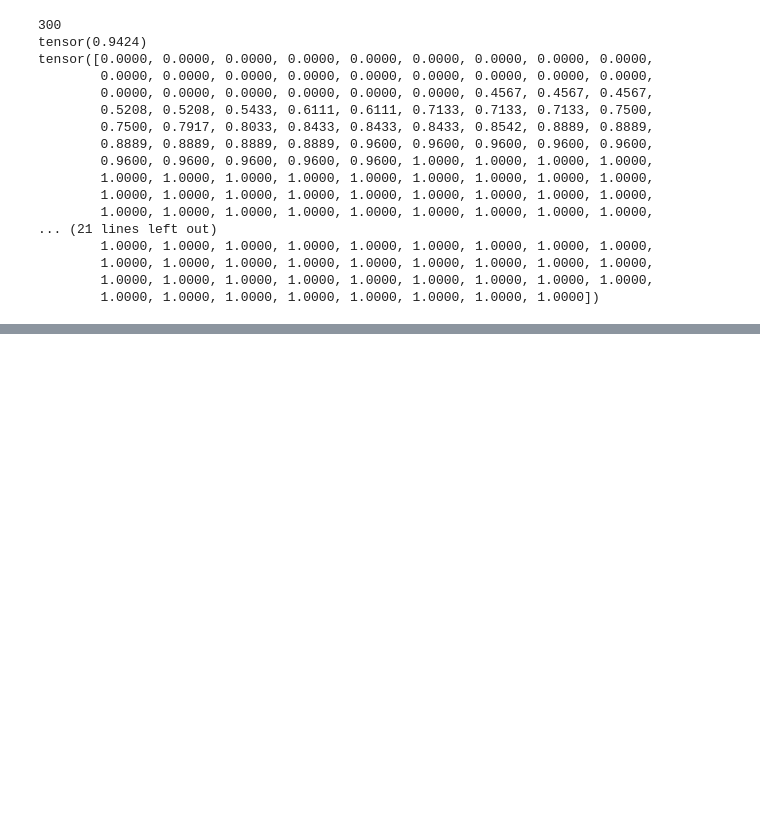
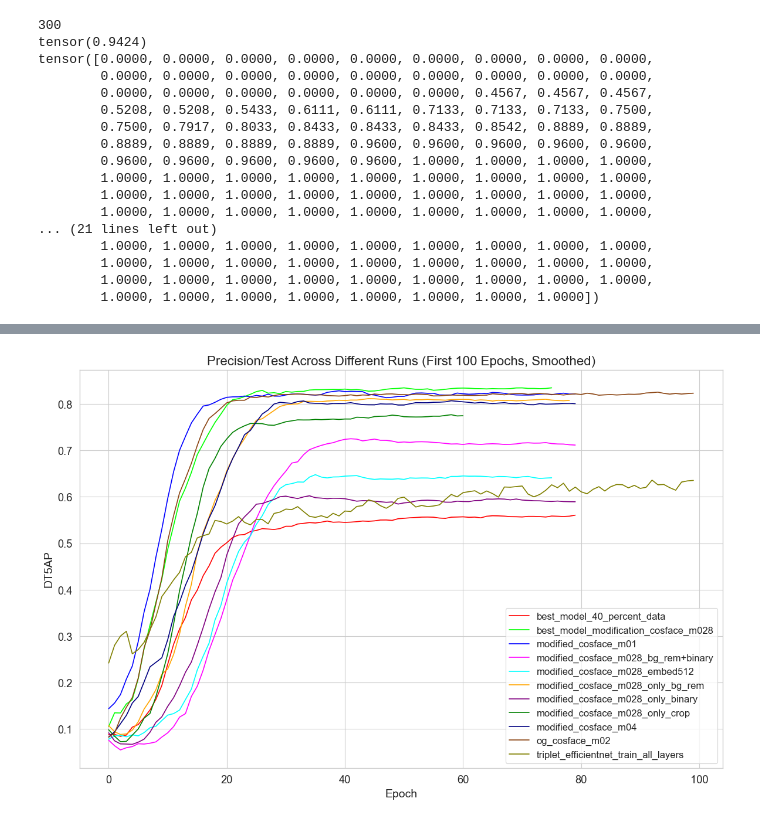
Before and after one commit to acse-dc1823/spotID, a Jupyter notebook: leopard_id/scripts_preprocessing/EDA.ipynb, the cells around one changed output, grey strips where cells are left out. Saved outputs shown, nothing was run; the diff lists cells and outputs as text; code cells hidden in the pictures; blank space fills up the shorter version.

```diff
--- a/leopard_id/scripts_preprocessing/EDA.ipynb
+++ b/leopard_id/scripts_preprocessing/EDA.ipynb
@@ -355,0 +353,79 @@ tensor([0.0000, 0.0000, 0.0000, 0.0000, 0.0000, 0.0000, 0.0000, 0.0000, 0.0000,
+# %%
+from tensorboard.backend.event_processing.event_accumulator import EventAccumulator
+import os
+
+def list_all_tags(log_dir):
+    tags_by_run = {}
+    for run in os.listdir(log_dir):
+        run_path = os.path.join(log_dir, run)
+        if os.path.isdir(run_path):
+            event_acc = EventAccumulator(run_path)
+            event_acc.Reload()
+            tags_by_run[run] = event_acc.Tags()['scalars']
+    return tags_by_run
+
+def smooth_data(data, weight=0.6):
+    last = data[0]
+    smoothed = []
+    for point in data:
+        smoothed_val = last * weight + (1 - weight) * point
+        smoothed.append(smoothed_val)
+        last = smoothed_val
+    return smoothed
+
+def read_tensorboard_data(log_dir, tag, max_epochs=100):
+    data = {}
+    for run in os.listdir(log_dir):
+        run_path = os.path.join(log_dir, run)
+        if os.path.isdir(run_path):
+            event_acc = EventAccumulator(run_path)
+            event_acc.Reload()
+            if tag in event_acc.Tags()['scalars']:
+                events = event_acc.Scalars(tag)
+                data[run] = [(event.step, event.value) for event in events[:max_epochs]]
+    return data
+
+def create_distinct_colormap(n_colors):
+    base_colors = [
+        '#FF0000', '#00FF00', '#0000FF', '#FF00FF', '#00FFFF',
+        '#FFA500', '#800080', '#008000', '#000080', '#8B4513', '#808000'
+    ]
+    # Ensure we have enough colors
+    while len(base_colors) < n_colors:
+        base_colors += base_colors
+    return base_colors[:n_colors]
+
+log_dir = '../runs_to_print'
+tag = 'Precision/Test'
+data = read_tensorboard_data(log_dir, tag)
+
+if not data:
+    print(f"No data found for tag: {tag}")
+else:
+    plt.figure(figsize=(12, 8))
+
+    # Sort the data items alphabetically by run names
+    sorted_data = sorted(data.items())
+
+    # Create a custom colormap
+    distinct_colors = create_distinct_colormap(len(sorted_data))
+
+    for (run, values), color in zip(sorted_data, distinct_colors):
+        if values:  # Only plot if there's data
+            steps, metrics = zip(*values)
+            smoothed_metrics = smooth_data(metrics)
+            plt.plot(steps, smoothed_metrics, label=run, color=color)
+
+    plt.xlabel('Epoch', fontsize=14)
+    plt.ylabel('DT5AP', fontsize=14)
+    plt.title(f'{tag} Across Different Runs (First 100 Epochs, Smoothed)', fontsize=16)
+    plt.legend(fontsize=12)
+    plt.grid(True)
+    plt.tight_layout()
+    output_filename = f"{tag.replace('/', '_')}_plot_high_res.png"
+    plt.savefig(output_filename, dpi=300, bbox_inches='tight')
+    print(f"Plot saved as {output_filename}")
+
+    # Display the plot
+    plt.show()
+# %% [output]
@@ -355,0 +433 @@ tensor([0.0000, 0.0000, 0.0000, 0.0000, 0.0000, 0.0000, 0.0000, 0.0000, 0.0000,
+[figure, added]
```
Also changed, not shown: parts of 5 cells of this notebook, 14 other files.
